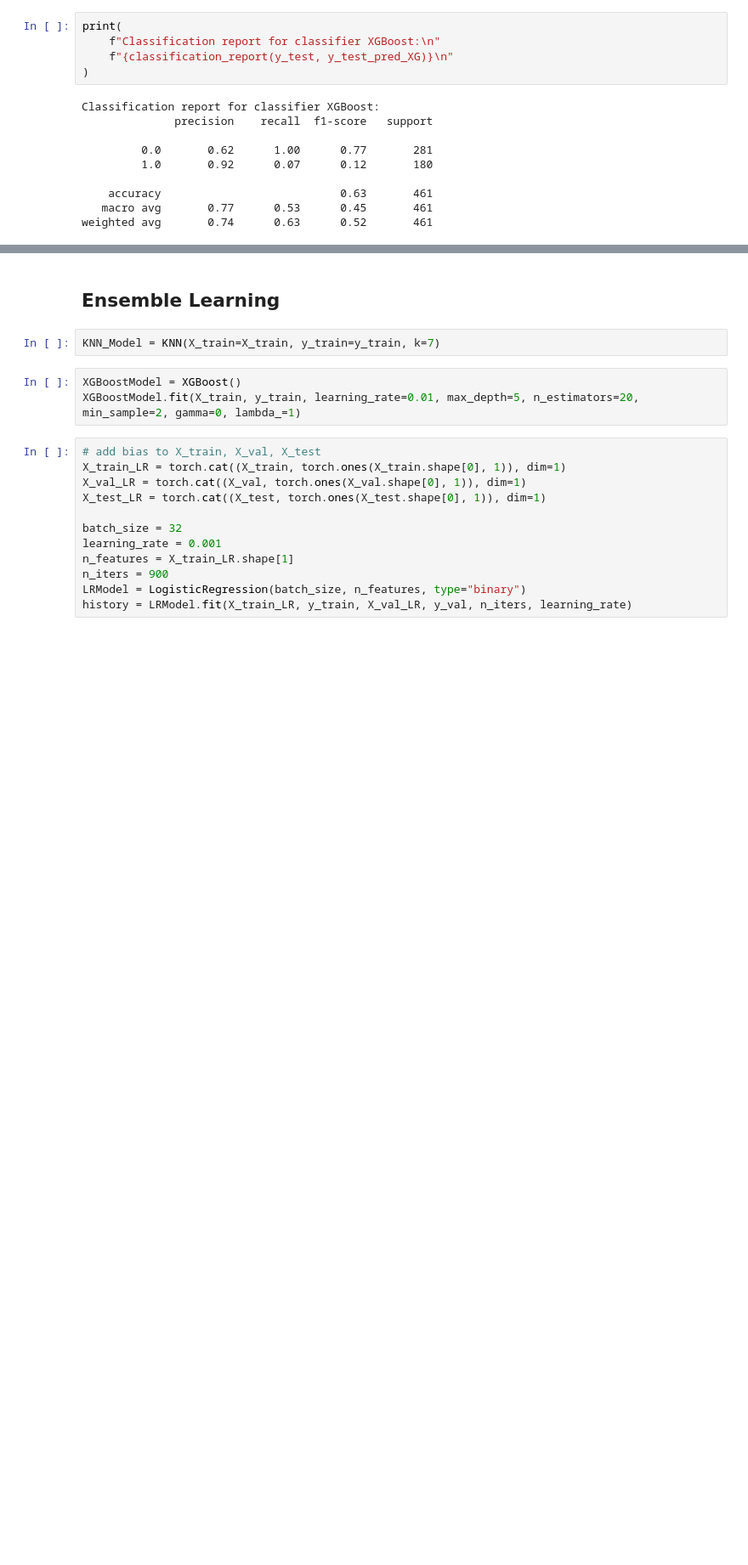
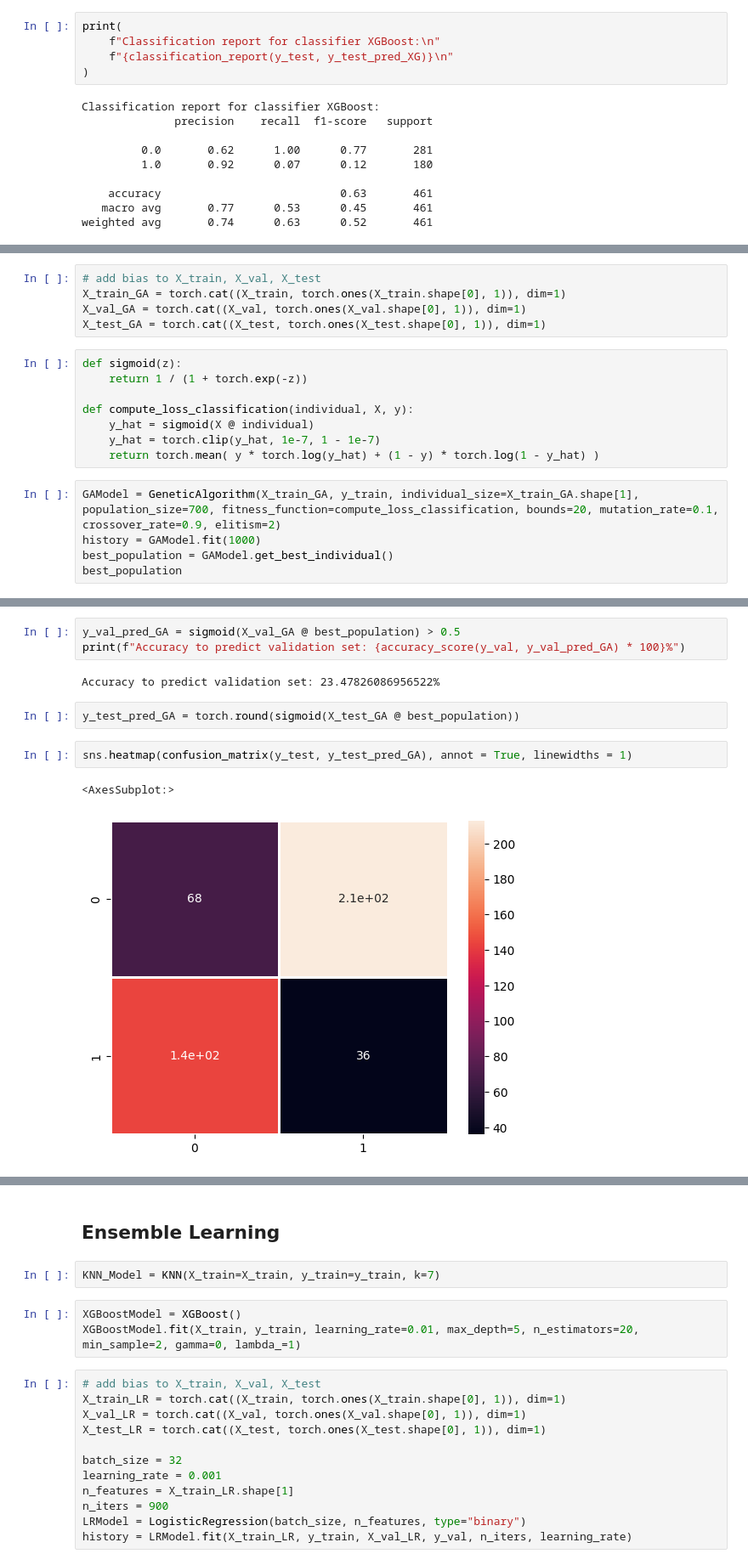
Before and after one commit to duytran1332002/Machine-Learning-From-Scratch, a Jupyter notebook: Compare_Model.ipynb, the cells around one changed output, grey strips where cells are left out. Shown at 85% size. Cells and saved outputs as stored; diff of their text form; blank space fills up the shorter version.

```diff
--- a/Compare_Model.ipynb
+++ b/Compare_Model.ipynb
@@ -804,0 +976,18 @@ weighted avg       0.74      0.63      0.52       461
+# %%
+# add bias to X_train, X_val, X_test
+X_train_GA = torch.cat((X_train, torch.ones(X_train.shape[0], 1)), dim=1)
+X_val_GA = torch.cat((X_val, torch.ones(X_val.shape[0], 1)), dim=1)
+X_test_GA = torch.cat((X_test, torch.ones(X_test.shape[0], 1)), dim=1)
+# %%
+def sigmoid(z):
+    return 1 / (1 + torch.exp(-z))
+
+def compute_loss_classification(individual, X, y):
+    y_hat = sigmoid(X @ individual)
+    y_hat = torch.clip(y_hat, 1e-7, 1 - 1e-7)
+    return torch.mean( y * torch.log(y_hat) + (1 - y) * torch.log(1 - y_hat) )
+# %%
+GAModel = GeneticAlgorithm(X_train_GA, y_train, individual_size=X_train_GA.shape[1], population_size=700, fitness_function=compute_loss_classification, bounds=20, mutation_rate=0.1, crossover_rate=0.9, elitism=2)
+history = GAModel.fit(1000)
+best_population = GAModel.get_best_individual()
+best_population
@@ -804,0 +1019,12 @@ weighted avg       0.74      0.63      0.52       461
+# %%
+y_val_pred_GA = sigmoid(X_val_GA @ best_population) > 0.5
+print(f"Accuracy to predict validation set: {accuracy_score(y_val, y_val_pred_GA) * 100}%")
+# %% [output]
+Accuracy to predict validation set: 23.47826086956522%
+# %%
+y_test_pred_GA = torch.round(sigmoid(X_test_GA @ best_population))
+# %%
+sns.heatmap(confusion_matrix(y_test, y_test_pred_GA), annot = True, linewidths = 1)
+# %% [output]
+<AxesSubplot:>
+[figure, added]
```
Also changed, not shown: parts of 27 cells of this notebook.
